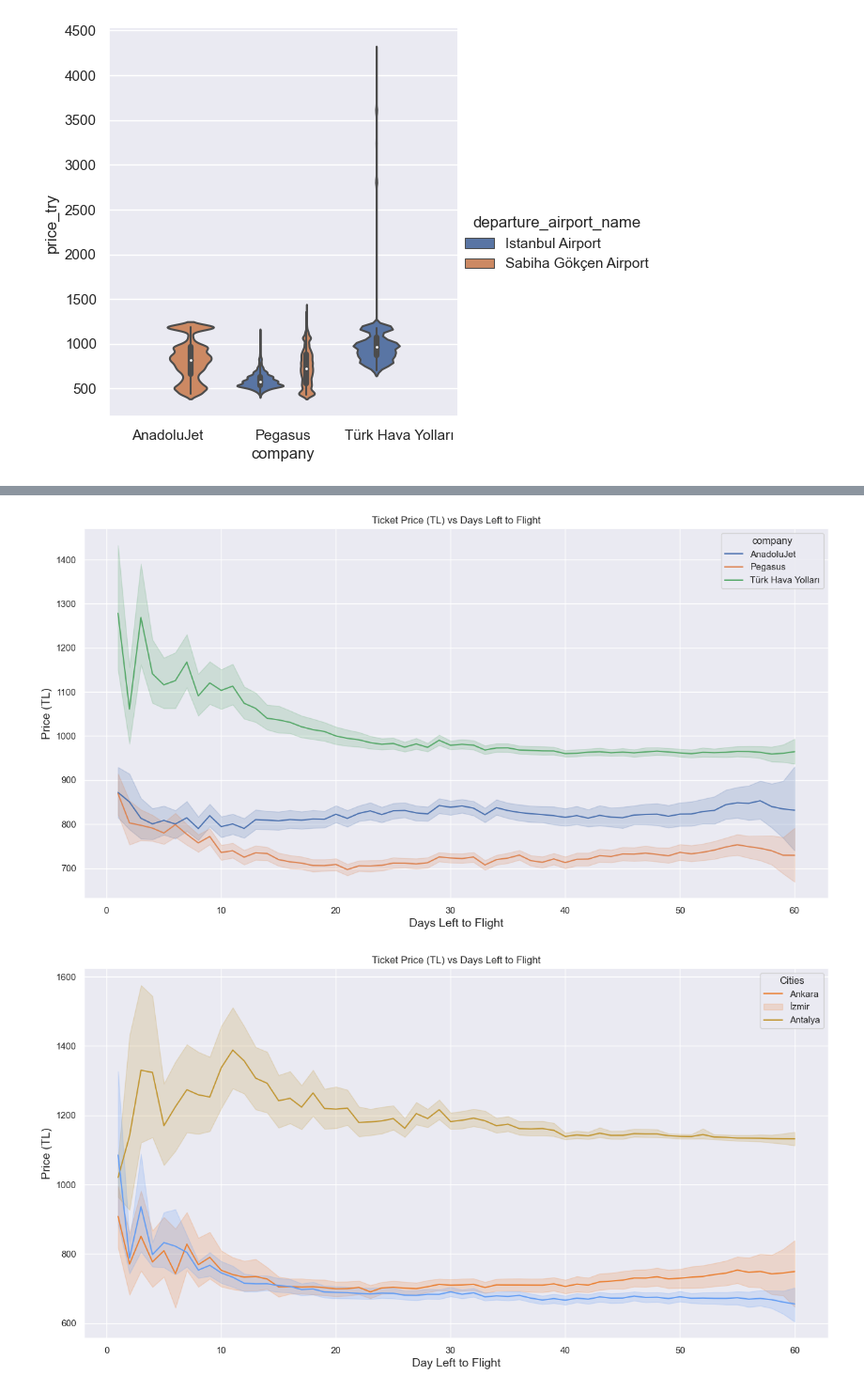
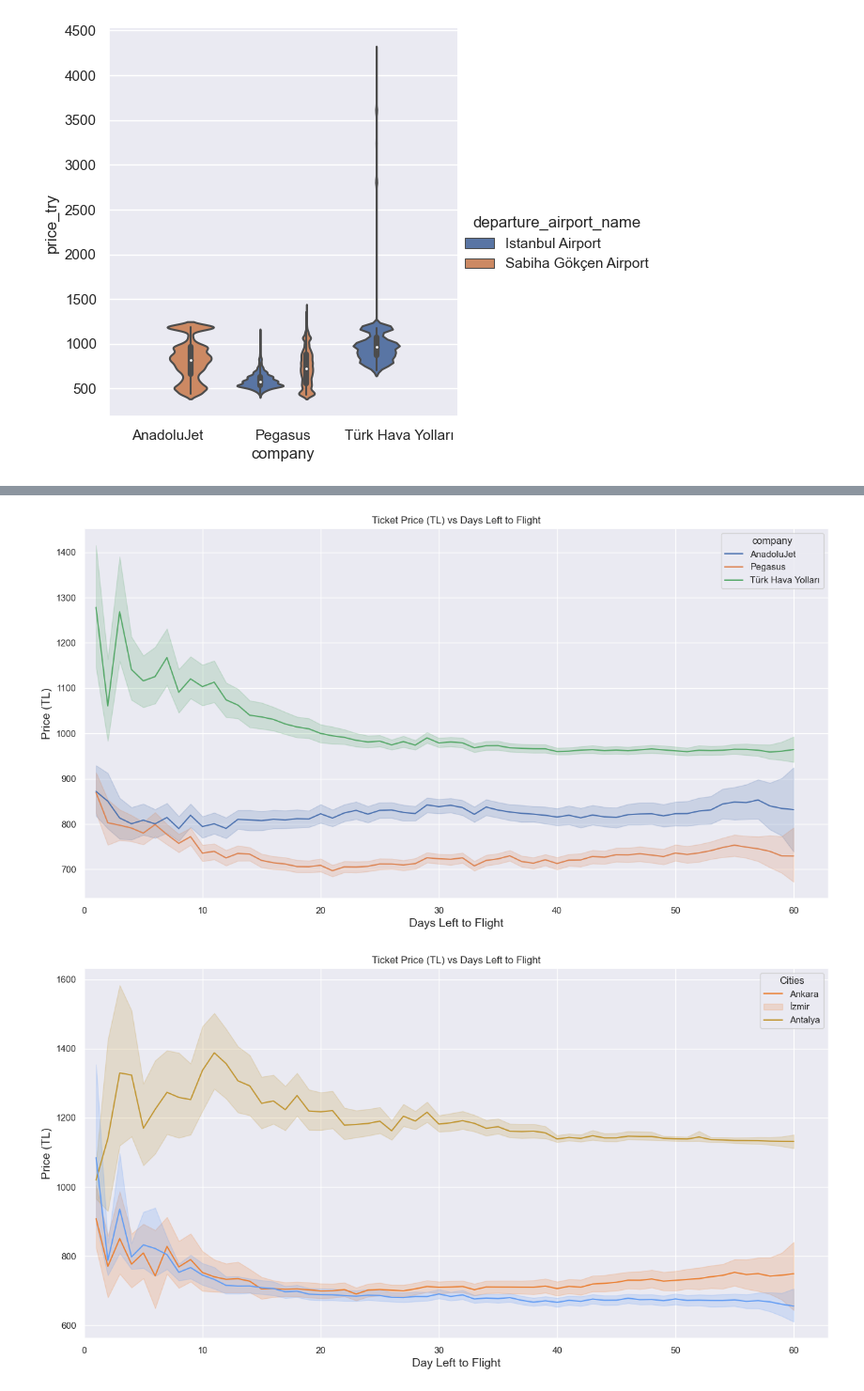
Before and after one commit to koglak/SWE599_Flight_Price_Estimation, a Jupyter notebook: Data_Visualization.ipynb, the cells around one changed output, grey strips where cells are left out. Shown at 94% size. Saved outputs shown, nothing was run; the diff lists cells and outputs as text; code cells hidden in the pictures.

```diff
--- a/Data_Visualization.ipynb
+++ b/Data_Visualization.ipynb
@@ -8,7 +8,7 @@ import matplotlib.pyplot as plt
 import seaborn as sns
 import matplotlib.gridspec as gridspec
 # %%
-df = pd.read_csv(r"C:\Users\kogla\OneDrive\Masaüstü\SWE599\merged.csv").drop('Unnamed: 0', axis=1)
+df = pd.read_csv(r"C:\Users\kogla\OneDrive\SWE599-Flight-Ticket-Price-Estimation-Project\merged.csv").drop('Unnamed: 0', axis=1)
 df.head()
 # %% [output]
 |  | company | departure_airport | arrival_airport | departure_time | arrival_time | departure_date | price_try | ... |
@@ -398,23 +401,25 @@ plt.show()
 # %%
 plt.figure(figsize = (16, 8))
-sns.lineplot(data = df, x = 'remaining_day_to_flight', y= 'price_try', hue = 'company')
+ax=sns.lineplot(data = df, x = 'remaining_day_to_flight', y= 'price_try', hue = 'company')
 plt.title('Ticket Price (TL) vs Days Left to Flight')
 plt.xlabel('Days Left to Flight',fontsize=14)
 plt.ylabel('Price (TL)',fontsize=14)
+ax.set(xlim=(0, None))
 plt.show()
 # %% [output]
-[figure, old version]
+[figure, new version]
 # %%
 cities=["Izmir", "Antalya", "Ankara"]
 plt.figure(figsize = (16, 8))
-sns.lineplot(data = df[df.arrival_city.isin(cities)], x = 'remaining_day_to_flight', y= 'price_try', hue = 'arrival_city')
+ax=sns.lineplot(data = df[df.arrival_city.isin(cities)], x = 'remaining_day_to_flight', y= 'price_try', hue = 'arrival_city')
 plt.legend(title='Cities', loc='upper right', labels=['Ankara', 'İzmir', 'Antalya'])
 
 plt.title('Ticket Price (TL) vs Days Left to Flight')
 plt.xlabel('Day Left to Flight',fontsize=14)
 plt.ylabel('Price (TL)',fontsize=14)
+ax.set(xlim=(0, None))
 plt.show()
 # %% [output]
-[figure, old version]
+[figure, new version]
 # %%
 plt.figure(figsize = (16, 8))
```
Also changed, not shown: parts of 11 cells of this notebook, 2 other files.
